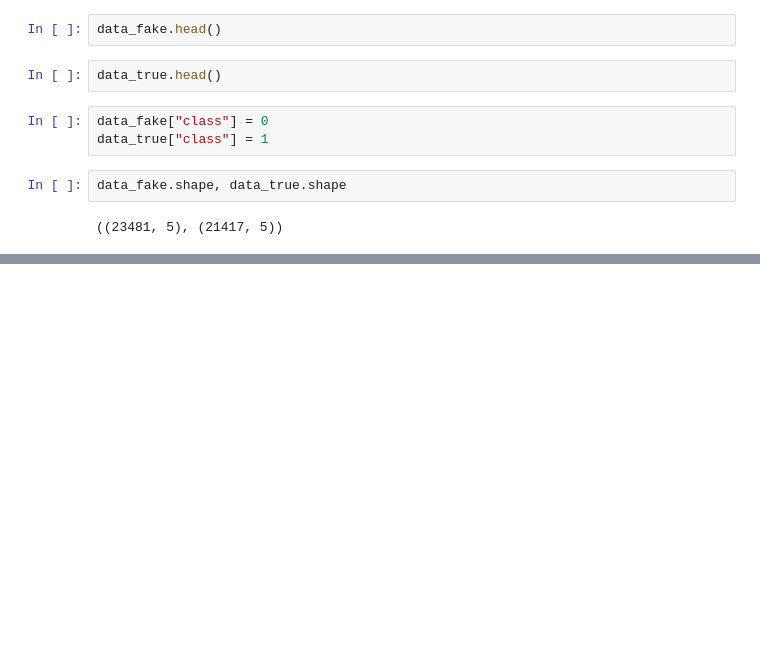
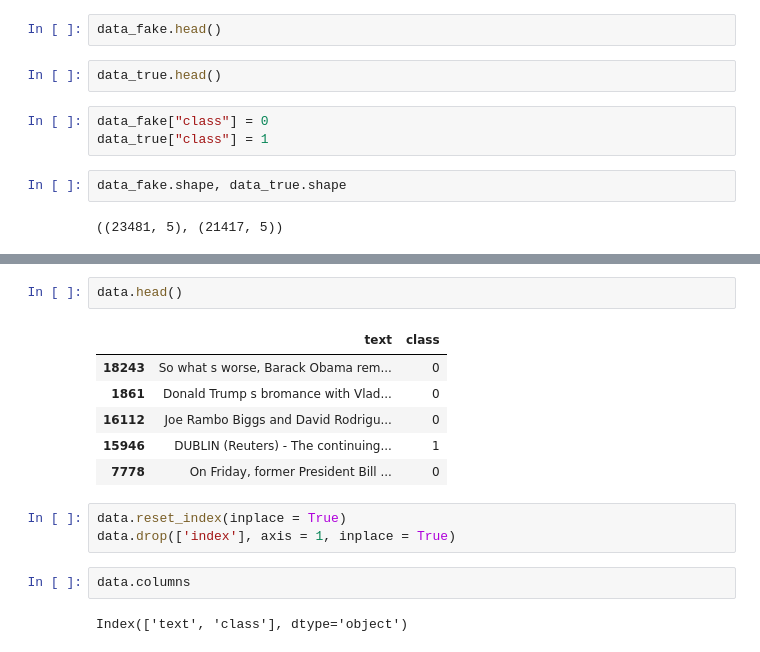
Before and after one commit to pranjul332/fake-news, a Jupyter notebook: fake.ipynb, the cells around one changed output, grey strips where cells are left out. Saved outputs shown, nothing was run; the diff lists cells and outputs as text; blank space fills up the shorter version.

```diff
--- a/fake.ipynb
+++ b/fake.ipynb
@@ -23,0 +107,16 @@ data_fake.shape, data_true.shape
+# %%
+data.head()
+# %% [output]
+|  | text | class |
+| 18243 | So what s worse, Barack Obama rem... | 0 |
+| 1861 | Donald Trump s bromance with Vlad... | 0 |
+| 16112 | Joe Rambo Biggs and David Rodrigu... | 0 |
+| 15946 | DUBLIN (Reuters) - The continuing... | 1 |
+| 7778 | On Friday, former President Bill ... | 0 |
+# %%
+data.reset_index(inplace = True)
+data.drop(['index'], axis = 1, inplace = True)
+# %%
+data.columns
+# %% [output]
+Index(['text', 'class'], dtype='object')
```
Also changed, not shown: parts of 34 cells of this notebook.
